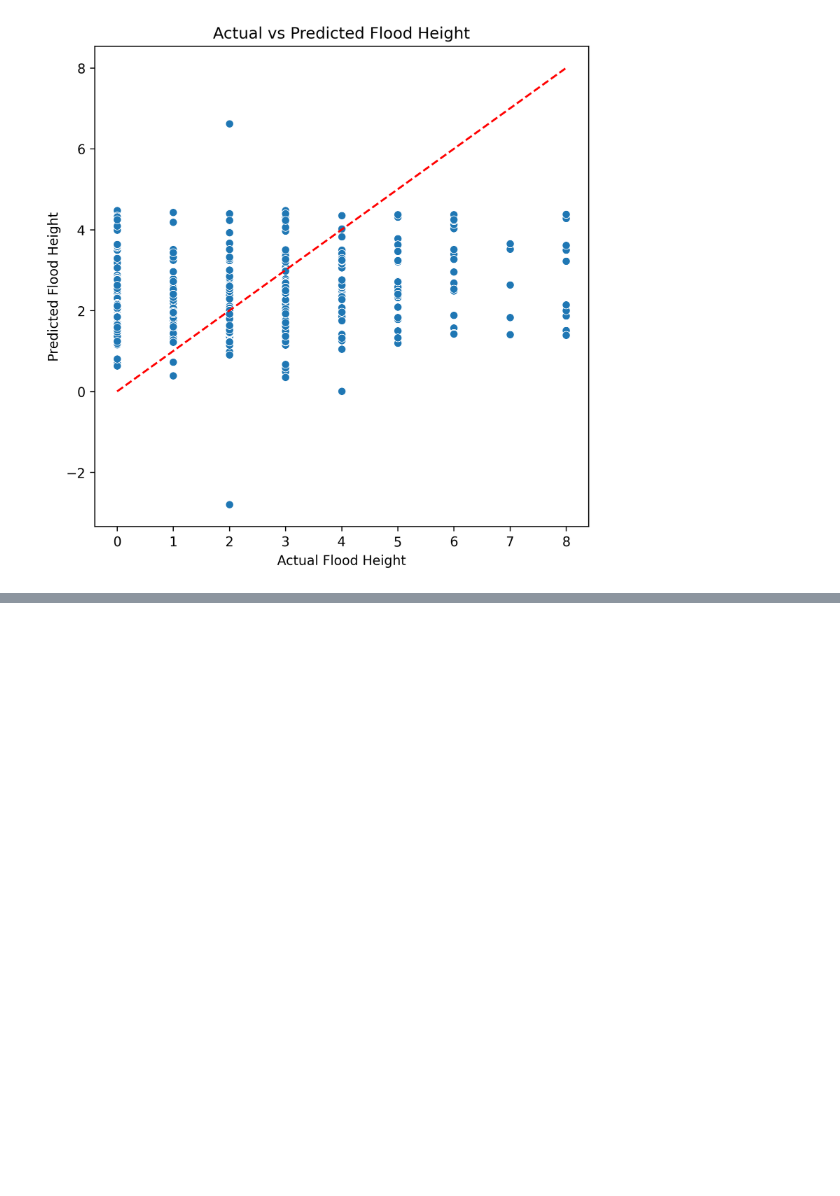
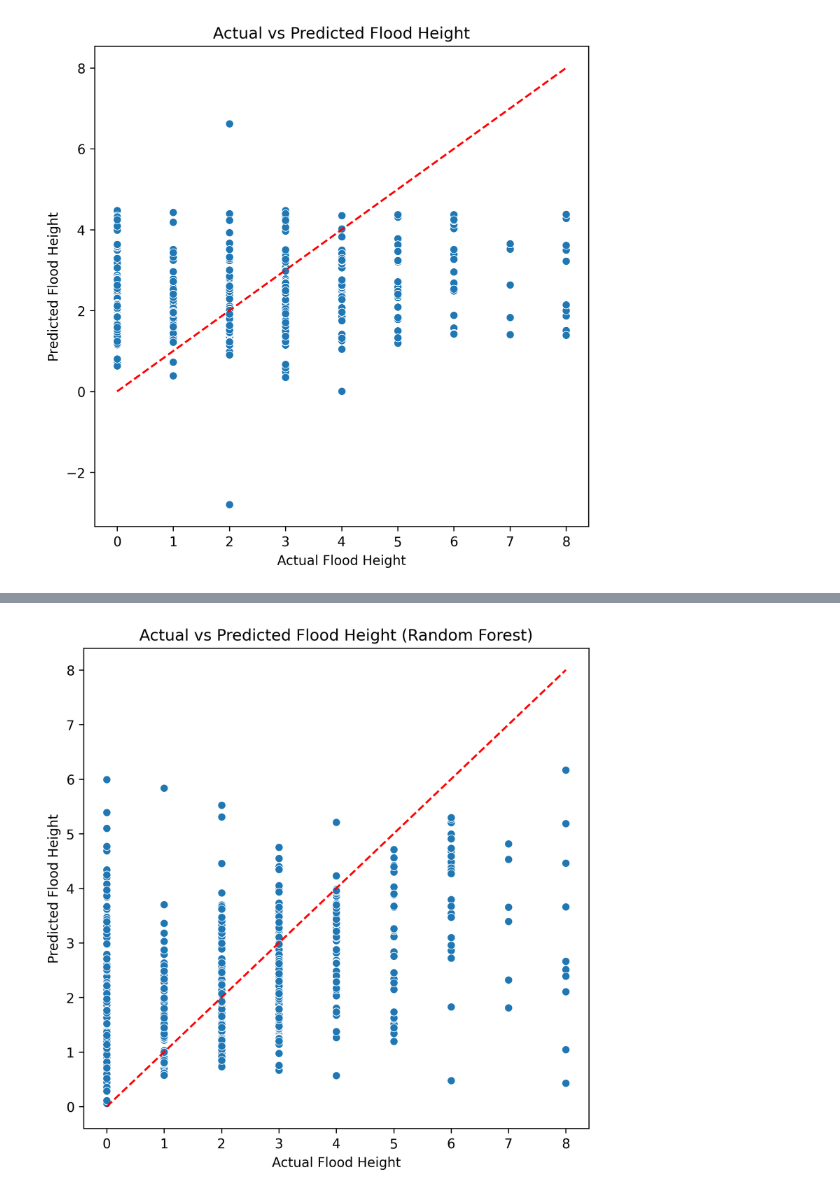
Before and after one commit to clemweb3/Metro-Manila-Flood-Insights, a Jupyter notebook: Notebooks/03_Modelling_Pipeline.ipynb, the cells around one changed output, grey strips where cells are left out. Drawn from its saved outputs; the diff is of its cells as text; code cells hidden in the pictures; blank space fills up the shorter version.

```diff
--- a/Notebooks/03_Modelling_Pipeline.ipynb
+++ b/Notebooks/03_Modelling_Pipeline.ipynb
@@ -151,0 +246,13 @@ plt.show()
+# %%
+plt.figure(figsize=(6,6), dpi=300)
+sns.scatterplot(x=y_test, y=rf_pred)
+plt.plot([y_test.min(), y_test.max()],
+         [y_test.min(), y_test.max()],
+         'r--')
+plt.xlabel("Actual Flood Height")
+plt.ylabel("Predicted Flood Height")
+plt.title("Actual vs Predicted Flood Height (Random Forest)")
+plt.tight_layout()
+plt.show()
+# %% [output]
+[figure, added]
```
Also changed, not shown: parts of 12 cells of this notebook, 2 other files.
